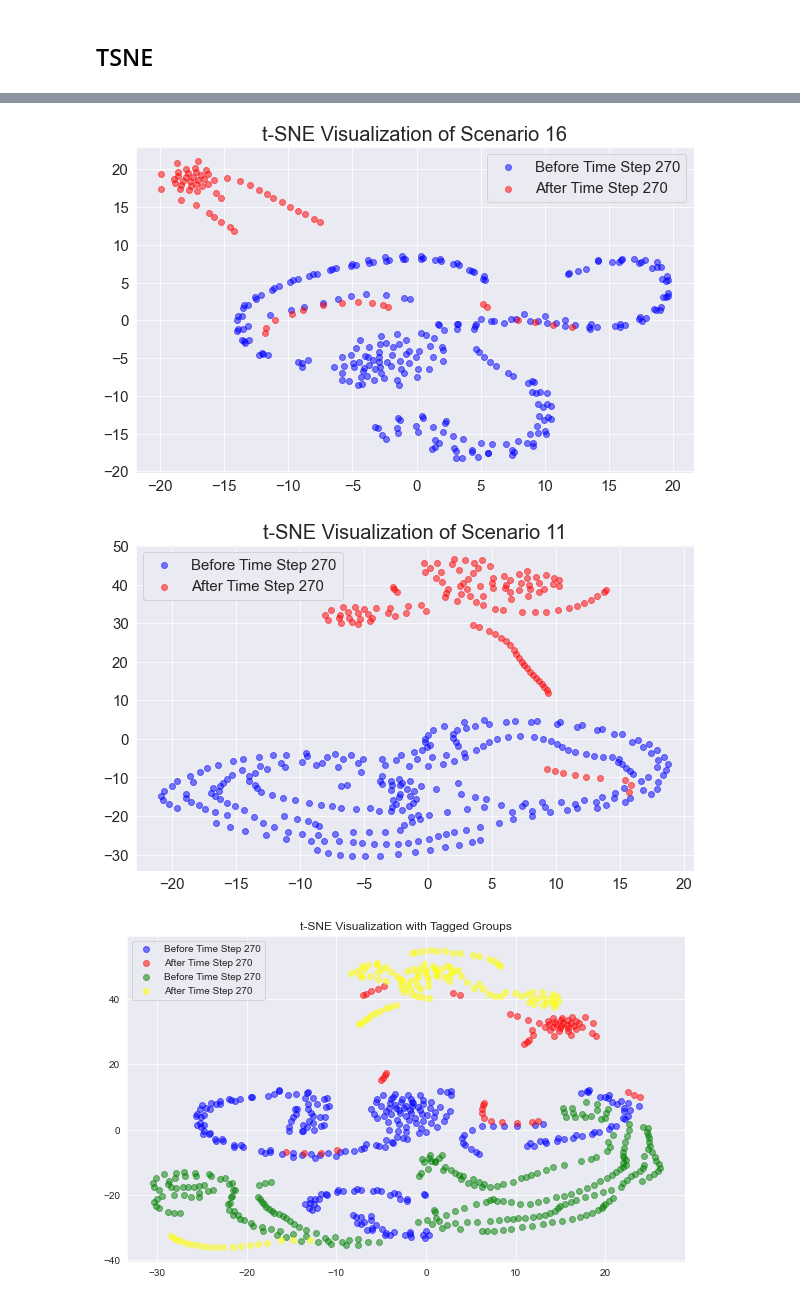
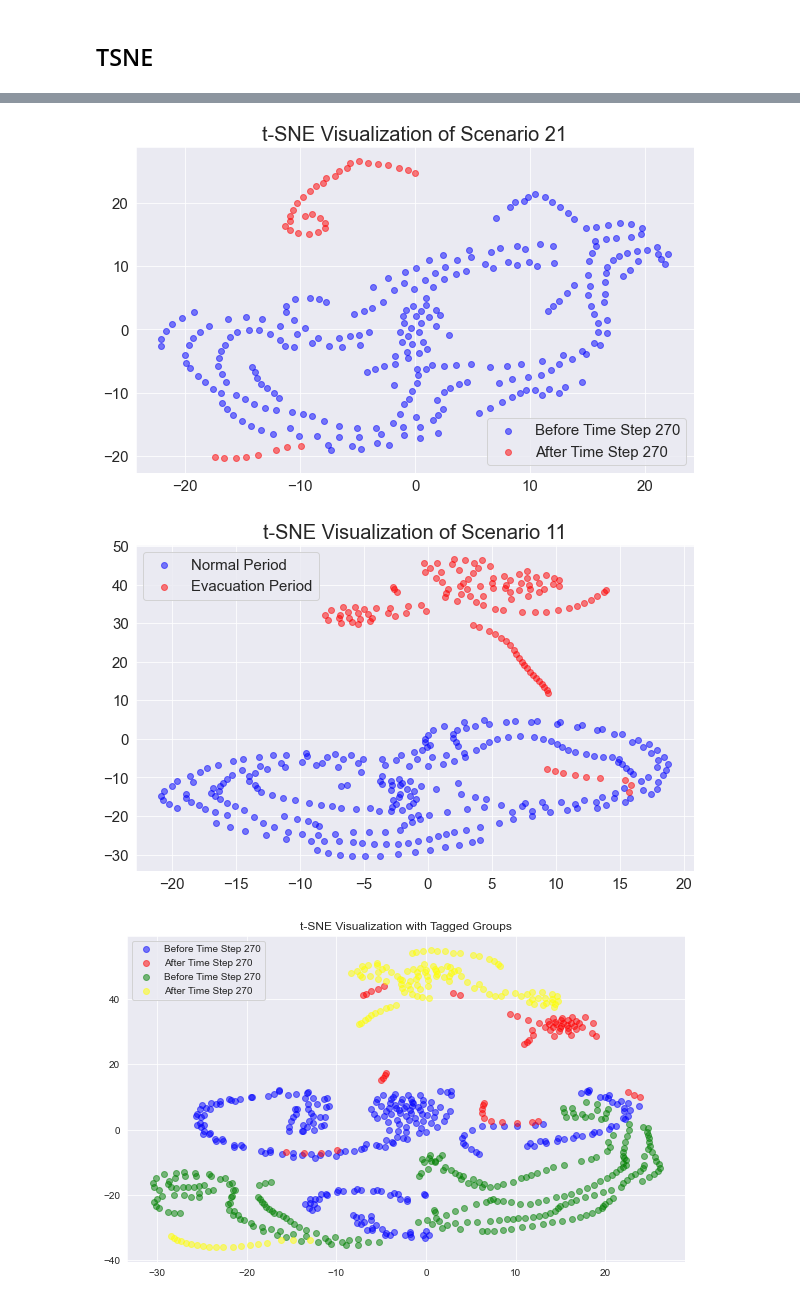
Before and after one commit to WaimenMak/Benchmarking-Crowd-Flow-Prediction, a Jupyter notebook: Generate Scenario Data.ipynb, the cells around one changed output, grey strips where cells are left out. Drawn from its saved outputs; the diff is of its cells as text; code cells hidden in the pictures.

```diff
--- a/Generate Scenario Data.ipynb
+++ b/Generate Scenario Data.ipynb
@@ -318,34 +352,34 @@ plt.show()
 # %%
 from sklearn.manifold import TSNE
 n = 270
 tsne = TSNE(n_components=2, random_state=42)
-s2 = data_dict['./sc sensor 2/sc14']#.reshape([361, -1])
+s2 = data_dict['./sc sensor/sc10']#.reshape([361, -1])
 s_x, s_y = sliding_win(s2)
 s_y = s_y[:, :6, :, :].reshape([s_y.shape[0], -1])
 embedded_data = tsne.fit_transform(np.concatenate([s_y]))
 
 # Create a scatter plot with colors based on the tags
 plt.figure(figsize=(10, 6))
 
 plt.scatter(
     embedded_data[:n, 0], embedded_data[:n, 1],
     label='Before Time Step 270', c='blue', alpha=0.5
 )
 
 plt.scatter(
     embedded_data[n:, 0], embedded_data[n:, 1],
     label='After Time Step 270', c='red', alpha=0.5
 )
 
 plt.xticks(fontsize=15)
 plt.yticks(fontsize=15)
 
-plt.title('t-SNE Visualization of Scenario 16', fontsize=20)
+plt.title('t-SNE Visualization of Scenario 21', fontsize=20)
 plt.legend(prop = {'size': 15})
-# plt.savefig("./fig/scenario18.pdf", bbox_inches='tight')
+# plt.savefig("./fig/scenario21.pdf", bbox_inches='tight')
 plt.show()
 # %% [output]
-[figure, old version]
+[figure, new version]
 # %%
 from sklearn.manifold import TSNE
 s2 = data_dict['./sc sensor/sc11']
@@ -361,12 +395,12 @@ embedded_data = tsne.fit_transform(np.concatenate([s_y]))
 plt.figure(figsize=(10, 6))
 plt.scatter(
     embedded_data[:270, 0], embedded_data[:270, 1],
-    label='Before Time Step 270', c='blue', alpha=0.5
+    label='Normal Period', c='blue', alpha=0.5
 )
 
 plt.scatter(
     embedded_data[270:, 0], embedded_data[270:, 1],
-    label='After Time Step 270', c='red', alpha=0.5
+    label='Evacuation Period', c='red', alpha=0.5
 )
 
 plt.xticks(fontsize=15)
@@ -377,7 +411,7 @@ plt.legend(prop = {'size': 15})
 # plt.savefig("./fig/scenario11.pdf", bbox_inches='tight')
 plt.show()
 # %% [output]
-[figure, old version]
+[figure, new version]
 # %%
 from sklearn.manifold import TSNE
 s2 = data_dict['./sc sensor 2/sc14']
```
Also changed, not shown: parts of 3 cells of this notebook, 9 other files.
